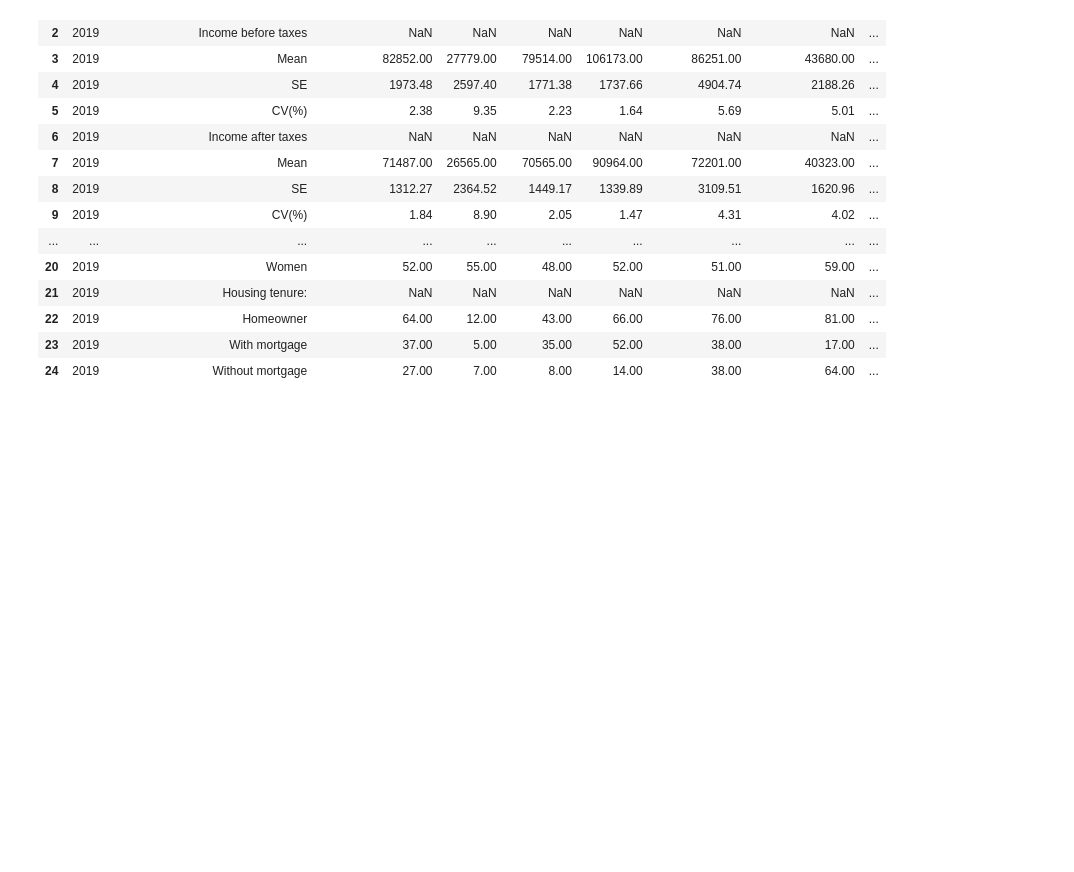
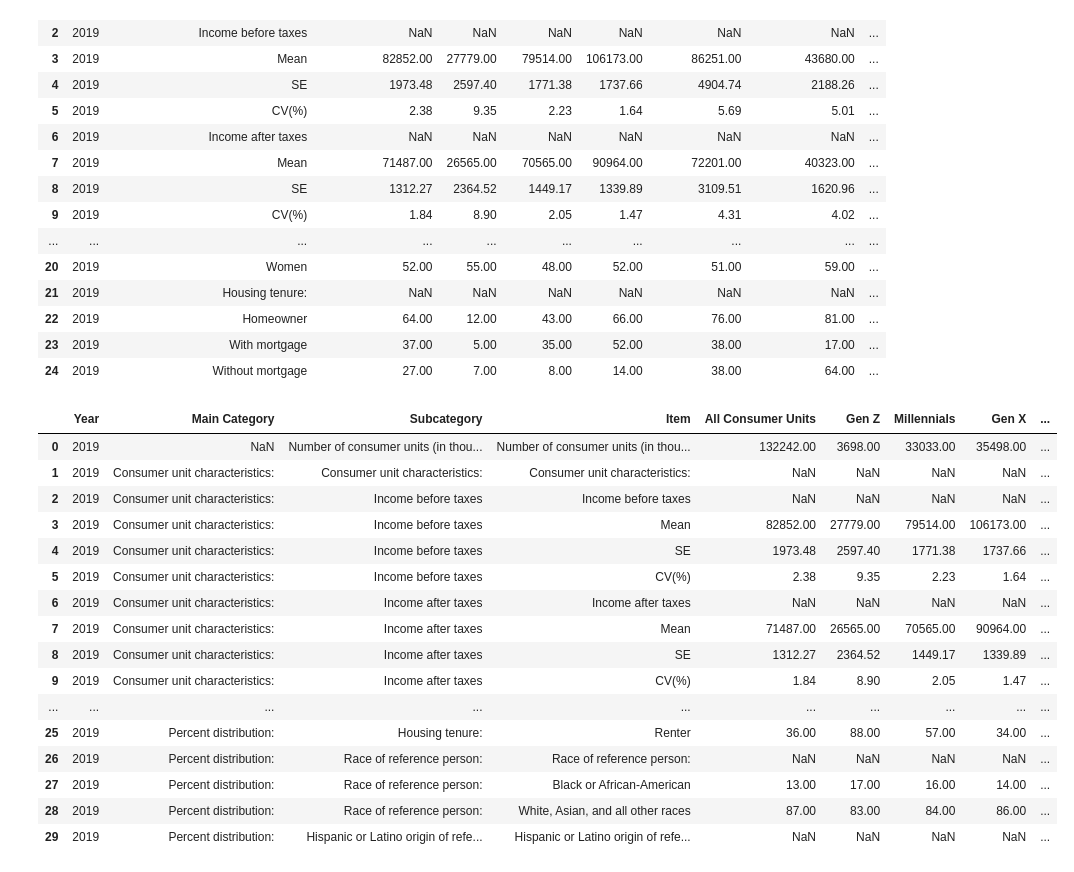
Before and after one commit to alison-love/16-17-Millennial_Murder_Mystery, a Jupyter notebook: MMM.ipynb, the cells around one changed output. Cells and saved outputs as stored; diff of their text form; code cells hidden in the pictures; blank space fills up the shorter version.

```diff
--- a/MMM.ipynb
+++ b/MMM.ipynb
@@ -174,6 +174,32 @@ all_data_drop_blanks.head(25)
 | 22 | 2019 | Homeowner | 64.00 | 12.00 | 43.00 | 66.00 | 76.00 | 81.00 | ... |
 | 23 | 2019 | With mortgage | 37.00 | 5.00 | 35.00 | 52.00 | 38.00 | 17.00 | ... |
 | 24 | 2019 | Without mortgage | 27.00 | 7.00 | 8.00 | 14.00 | 38.00 | 64.00 | ... |
+# %%
+new_order = ['Year', 'Main Category', 'Subcategory', 'Item', 'All Consumer Units',
+             'Gen Z', 'Millennials', 'Gen X', 'Baby Boomers', 'Silent Generation']
+
+# Reorder the DataFrame
+all_data_drop_blanks = all_data_drop_blanks[new_order]
+
+all_data_drop_blanks.head(30)
+# %% [output]
+|  | Year | Main Category | Subcategory | Item | All Consumer Units | Gen Z | Millennials | Gen X | ... |
+| 0 | 2019 | NaN | Number of consumer units (in thou... | Number of consumer units (in thou... | 132242.00 | 3698.00 | 33033.00 | 35498.00 | ... |
+| 1 | 2019 | Consumer unit characteristics: | Consumer unit characteristics: | Consumer unit characteristics: | NaN | NaN | NaN | NaN | ... |
+| 2 | 2019 | Consumer unit characteristics: | Income before taxes | Income before taxes | NaN | NaN | NaN | NaN | ... |
+| 3 | 2019 | Consumer unit characteristics: | Income before taxes | Mean | 82852.00 | 27779.00 | 79514.00 | 106173.00 | ... |
+| 4 | 2019 | Consumer unit characteristics: | Income before taxes | SE | 1973.48 | 2597.40 | 1771.38 | 1737.66 | ... |
+| 5 | 2019 | Consumer unit characteristics: | Income before taxes | CV(%) | 2.38 | 9.35 | 2.23 | 1.64 | ... |
+| 6 | 2019 | Consumer unit characteristics: | Income after taxes | Income after taxes | NaN | NaN | NaN | NaN | ... |
+| 7 | 2019 | Consumer unit characteristics: | Income after taxes | Mean | 71487.00 | 26565.00 | 70565.00 | 90964.00 | ... |
+| 8 | 2019 | Consumer unit characteristics: | Income after taxes | SE | 1312.27 | 2364.52 | 1449.17 | 1339.89 | ... |
+| 9 | 2019 | Consumer unit characteristics: | Income after taxes | CV(%) | 1.84 | 8.90 | 2.05 | 1.47 | ... |
+| ... | ... | ... | ... | ... | ... | ... | ... | ... | ... |
+| 25 | 2019 | Percent distribution: | Housing tenure: | Renter | 36.00 | 88.00 | 57.00 | 34.00 | ... |
+| 26 | 2019 | Percent distribution: | Race of reference person: | Race of reference person: | NaN | NaN | NaN | NaN | ... |
+| 27 | 2019 | Percent distribution: | Race of reference person: | Black or African-American | 13.00 | 17.00 | 16.00 | 14.00 | ... |
+| 28 | 2019 | Percent distribution: | Race of reference person: | White, Asian, and all other races | 87.00 | 83.00 | 84.00 | 86.00 | ... |
+| 29 | 2019 | Percent distribution: | Hispanic or Latino origin of refe... | Hispanic or Latino origin of refe... | NaN | NaN | NaN | NaN | ... |
 # %%
 # Assuming 'all_data' is your DataFrame and 'item' is the column you're checking for NaN values
 Final_Data = all_data_drop_blanks.dropna(subset=['All Consumer Units'])
```
Also changed, not shown: parts of 1 cell of this notebook.
